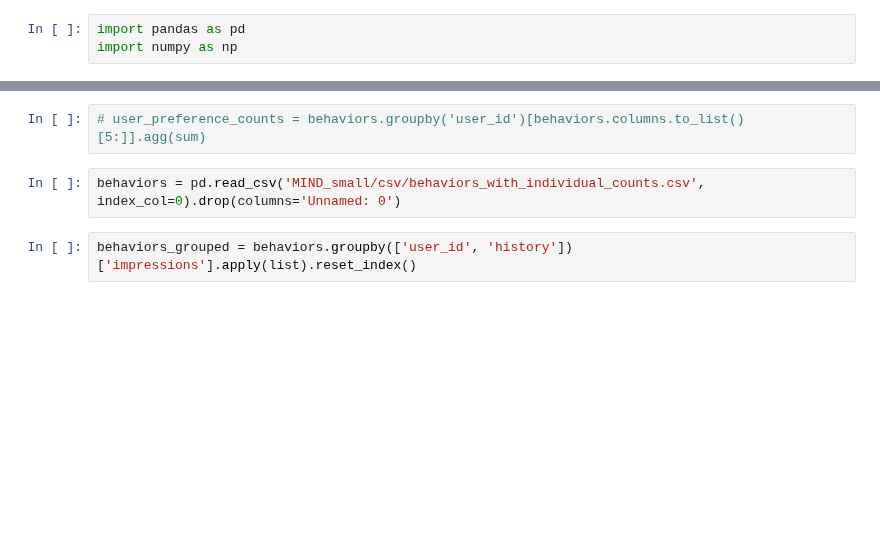
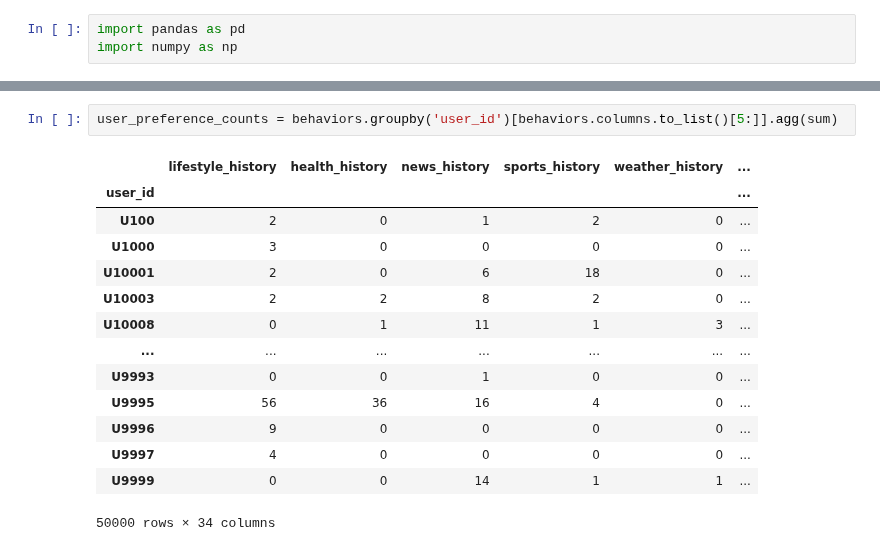
Before and after one commit to nicholas-rf/RecommenderProject, a Jupyter notebook: testing.ipynb, the cells around one changed output, grey strips where cells are left out. Drawn from its saved outputs; the diff is of its cells as text; blank space fills up the shorter version.

```diff
--- a/testing.ipynb
+++ b/testing.ipynb
@@ -54,6 +26,17 @@ len(behaviors['user_id'].unique())
 # %%
-# user_preference_counts = behaviors.groupby('user_id')[behaviors.columns.to_list()[5:]].agg(sum)
+user_preference_counts = behaviors.groupby('user_id')[behaviors.columns.to_list()[5:]].agg(sum)
+# %% [output]
+|  | lifestyle_history | health_history | news_history | sports_history | weather_history | ... |
+| user_id |  |  |  |  |  | ... |
+| U100 | 2 | 0 | 1 | 2 | 0 | ... |
+| U1000 | 3 | 0 | 0 | 0 | 0 | ... |
+| U10001 | 2 | 0 | 6 | 18 | 0 | ... |
+| U10003 | 2 | 2 | 8 | 2 | 0 | ... |
+| U10008 | 0 | 1 | 11 | 1 | 3 | ... |
+| ... | ... | ... | ... | ... | ... | ... |
+| U9993 | 0 | 0 | 1 | 0 | 0 | ... |
+| U9995 | 56 | 36 | 16 | 4 | 0 | ... |
+| U9996 | 9 | 0 | 0 | 0 | 0 | ... |
+| U9997 | 4 | 0 | 0 | 0 | 0 | ... |
+| U9999 | 0 | 0 | 14 | 1 | 1 | ... |
+50000 rows × 34 columns
-# %%
-behaviors = pd.read_csv('MIND_small/csv/behaviors_with_individual_counts.csv', index_col=0).drop(columns='Unnamed: 0')
-# %%
-behaviors_grouped = behaviors.groupby(['user_id', 'history'])['impressions'].apply(list).reset_index()
```
Also changed, not shown: parts of 12 cells of this notebook, 31 other files.
